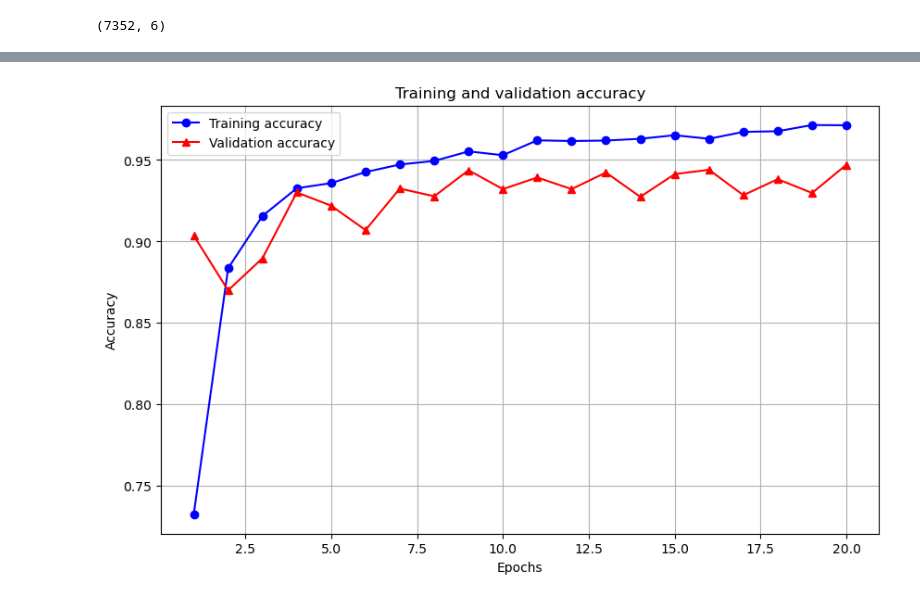
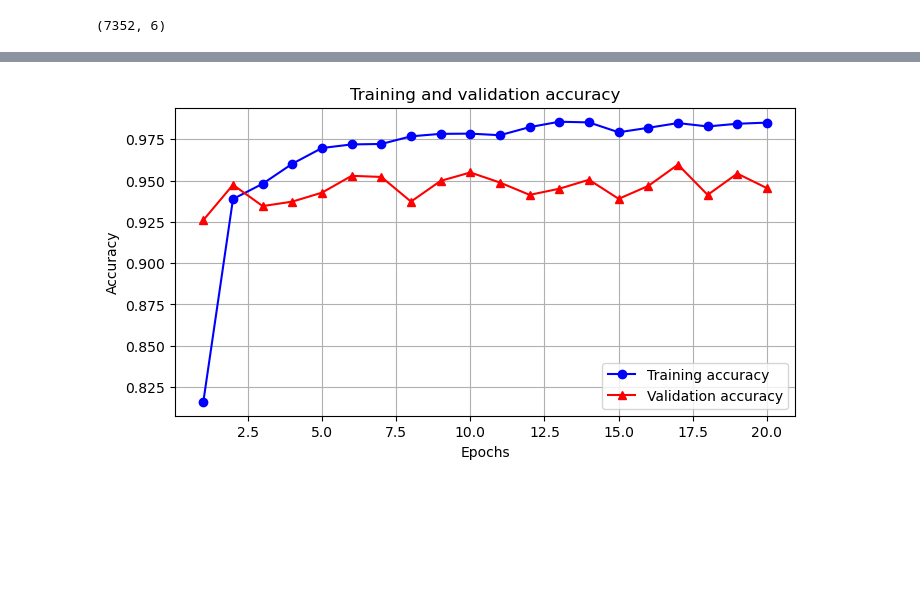
Before and after one commit to AlexKreyd/HAR, a Jupyter notebook: HAR.ipynb, the cells around one changed output, grey strips where cells are left out. Cells and saved outputs as stored; diff of their text form; code cells hidden in the pictures; blank space fills up the shorter version.

```diff
--- a/HAR.ipynb
+++ b/HAR.ipynb
@@ -9,7 +9,7 @@ import numpy as np
 import matplotlib.pyplot as plt
 %matplotlib inline
 # %%
-RANDOM_STATE = 1234
+RANDOM_STATE = 123
 # %% [markdown]
 ## Анализ исходных данных
 # %% [markdown]
@@ -335,26 +345,15 @@ y_train.shape
 # %%
 # Создание модели
 model = Sequential()
-# Первый свёрточный слой
-model.add(Conv1D(64, 2, activation='relu', input_shape=(X_train.shape[1], 1)))
-# Первый слой подвыборки
+model.add(Conv1D(64, 3, activation='relu', input_shape=(X_train.shape[1], 1)))
+model.add(Conv1D(64, 3, activation='relu'))
 model.add(MaxPooling1D(pool_size=2))
-# Первый слой Dropout
 model.add(Dropout(0.5))
-# Второй свёрточный слой
-model.add(Conv1D(128, 2, activation='relu'))
-# Второй слой подвыборки
-model.add(MaxPooling1D(pool_size=2))
-# Второй слой Dropout
+model.add(Flatten())
+model.add(Dense(128, activation='relu'))
 model.add(Dropout(0.5))
-# Слой выравнивания
-model.add(Flatten())
-# Полносвязный слой
-model.add(Dense(256, activation='relu'))
-# Третий слой Dropout
-model.add(Dropout(0.5))
-# Выходной слой
 model.add(Dense(y_train.shape[1], activation='softmax'))
+
 # Компиляция модели
 model.compile(optimizer='adam', loss='categorical_crossentropy', metrics=['accuracy'])
 # %%
@@ -388,20 +387,20 @@ Accuracy: 94.71%
 # %%
 acc = history.history['accuracy']
 val_acc = history.history['val_accuracy']
 epochs = range(1, len(acc) + 1)
 
 # Построение графика точности обучения и валидации
-plt.figure(figsize=(10, 6))
+plt.figure(figsize=(8, 4))
 plt.plot(epochs, acc, 'bo-', label='Training accuracy')
 plt.plot(epochs, val_acc, 'r^-', label='Validation accuracy')
 plt.title('Training and validation accuracy')
 plt.xlabel('Epochs')
 plt.ylabel('Accuracy')
 plt.legend()
 plt.grid(True)
 plt.show()
 # %% [output]
-[figure, old version]
+[figure, new version]
 # %%
 import seaborn as sns
 from sklearn.metrics import confusion_matrix
```
Also changed, not shown: parts of 23 cells of this notebook.
